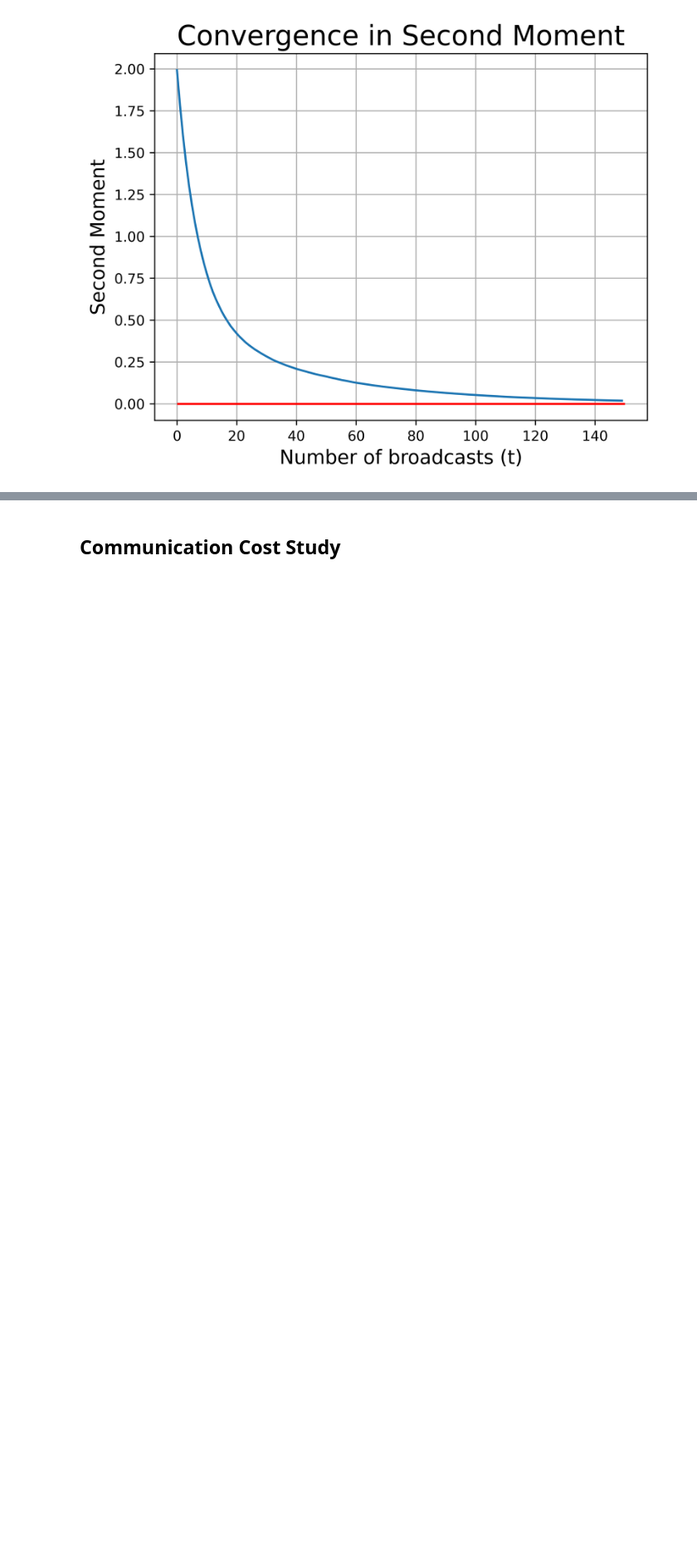
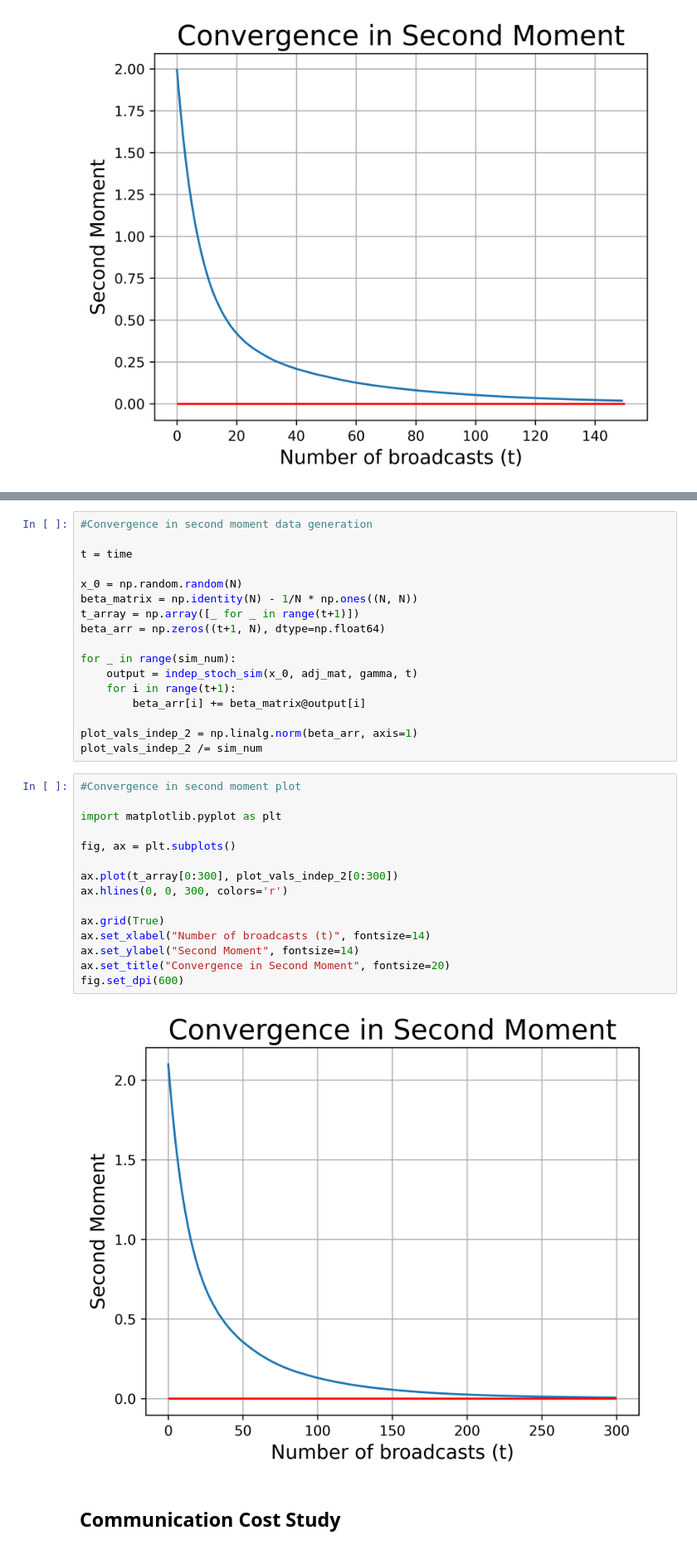
Before and after one commit to John-Zou-PEK/IROP_Broadcast, a Jupyter notebook: Broadcast_algo_file.ipynb, the cells around one changed output, grey strips where cells are left out. Shown at 83% size. Saved outputs shown, nothing was run; the diff lists cells and outputs as text; blank space fills up the shorter version.

```diff
--- a/Broadcast_algo_file.ipynb
+++ b/Broadcast_algo_file.ipynb
@@ -196,3 +247,37 @@ fig.set_dpi(600)
+# %%
+#Convergence in second moment data generation
+
+t = time
+
+x_0 = np.random.random(N)
+beta_matrix = np.identity(N) - 1/N * np.ones((N, N))
+t_array = np.array([_ for _ in range(t+1)])
+beta_arr = np.zeros((t+1, N), dtype=np.float64)
+
+for _ in range(sim_num):
+    output = indep_stoch_sim(x_0, adj_mat, gamma, t)
+    for i in range(t+1):
+        beta_arr[i] += beta_matrix@output[i]
+
+plot_vals_indep_2 = np.linalg.norm(beta_arr, axis=1)
+plot_vals_indep_2 /= sim_num
+# %%
+#Convergence in second moment plot
+
+import matplotlib.pyplot as plt
+
+fig, ax = plt.subplots()
+
+ax.plot(t_array[0:300], plot_vals_indep_2[0:300])
+ax.hlines(0, 0, 300, colors='r')
+
+ax.grid(True)
+ax.set_xlabel("Number of broadcasts (t)", fontsize=14)
+ax.set_ylabel("Second Moment", fontsize=14)
+ax.set_title("Convergence in Second Moment", fontsize=20)
+fig.set_dpi(600)
+# %% [output]
+[figure, added]
 # %% [markdown]
 ## Communication Cost Study
 # %%
```
Also changed, not shown: parts of 8 cells of this notebook.
